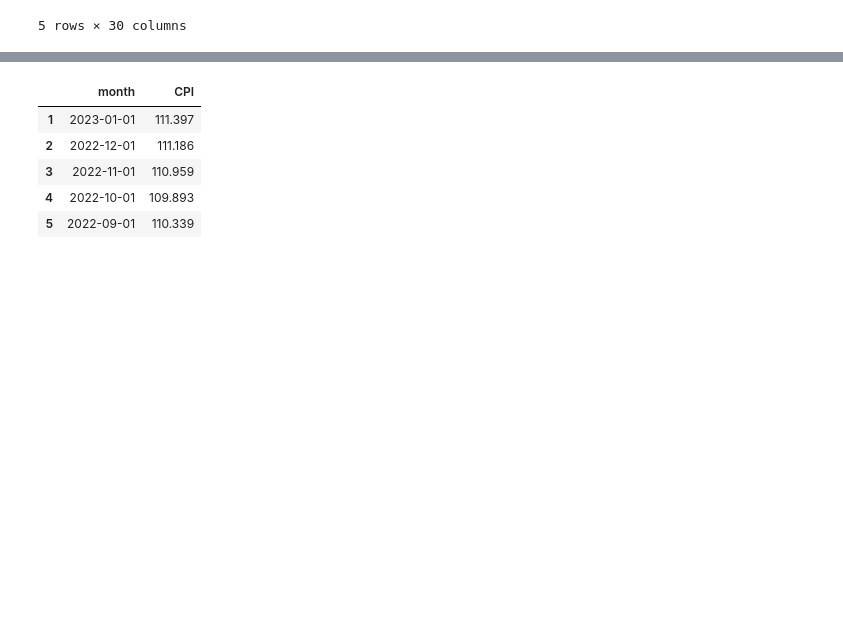
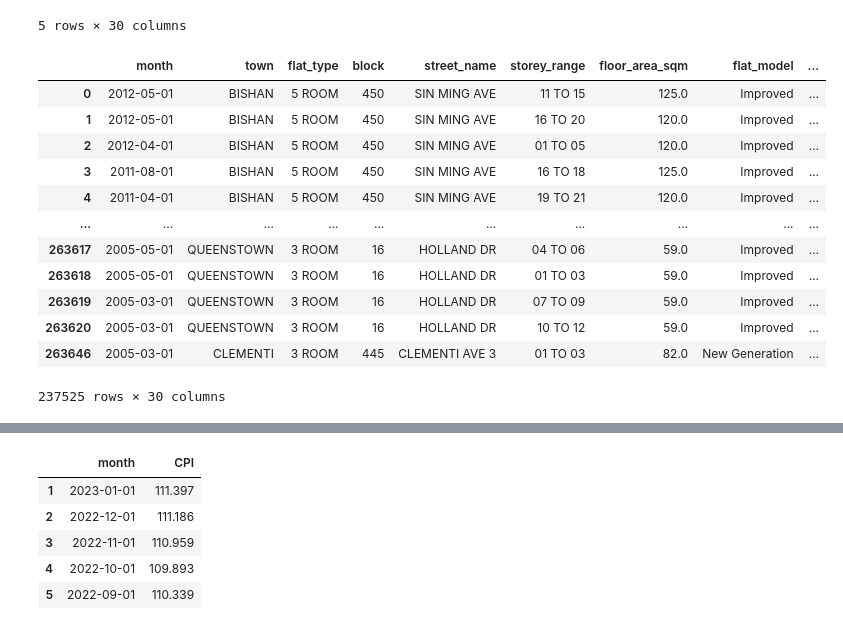
Before and after one commit to raychng/bt4222-project, a Jupyter notebook: Model Building 2004 to 2013.ipynb, the cells around one changed output, grey strips where cells are left out. Cells and saved outputs as stored; diff of their text form; code cells hidden in the pictures; blank space fills up the shorter version.

```diff
--- a/Model Building 2004 to 2013.ipynb
+++ b/Model Building 2004 to 2013.ipynb
@@ -25,3 +25,21 @@ df.head()
 | 3 | 2011-08-01 | BISHAN | 5 ROOM | 450 | SIN MING AVE | 16 TO 18 | 125.0 | Improved | ... |
 | 4 | 2011-04-01 | BISHAN | 5 ROOM | 450 | SIN MING AVE | 19 TO 21 | 120.0 | Improved | ... |
 5 rows × 30 columns
+# %%
+import datetime as datetime
+df['month'] = pd.to_datetime(df['month'])
+df[df['month'] >= datetime.datetime(2005,1,1)]
+# %% [output]
+|  | month | town | flat_type | block | street_name | storey_range | floor_area_sqm | flat_model | ... |
+| 0 | 2012-05-01 | BISHAN | 5 ROOM | 450 | SIN MING AVE | 11 TO 15 | 125.0 | Improved | ... |
+| 1 | 2012-05-01 | BISHAN | 5 ROOM | 450 | SIN MING AVE | 16 TO 20 | 120.0 | Improved | ... |
+| 2 | 2012-04-01 | BISHAN | 5 ROOM | 450 | SIN MING AVE | 01 TO 05 | 120.0 | Improved | ... |
+| 3 | 2011-08-01 | BISHAN | 5 ROOM | 450 | SIN MING AVE | 16 TO 18 | 125.0 | Improved | ... |
+| 4 | 2011-04-01 | BISHAN | 5 ROOM | 450 | SIN MING AVE | 19 TO 21 | 120.0 | Improved | ... |
+| ... | ... | ... | ... | ... | ... | ... | ... | ... | ... |
+| 263617 | 2005-05-01 | QUEENSTOWN | 3 ROOM | 16 | HOLLAND DR | 04 TO 06 | 59.0 | Improved | ... |
+| 263618 | 2005-05-01 | QUEENSTOWN | 3 ROOM | 16 | HOLLAND DR | 01 TO 03 | 59.0 | Improved | ... |
+| 263619 | 2005-03-01 | QUEENSTOWN | 3 ROOM | 16 | HOLLAND DR | 07 TO 09 | 59.0 | Improved | ... |
+| 263620 | 2005-03-01 | QUEENSTOWN | 3 ROOM | 16 | HOLLAND DR | 10 TO 12 | 59.0 | Improved | ... |
+| 263646 | 2005-03-01 | CLEMENTI | 3 ROOM | 445 | CLEMENTI AVE 3 | 01 TO 03 | 82.0 | New Generation | ... |
+237525 rows × 30 columns
```
Also changed, not shown: parts of 1 cell of this notebook.
